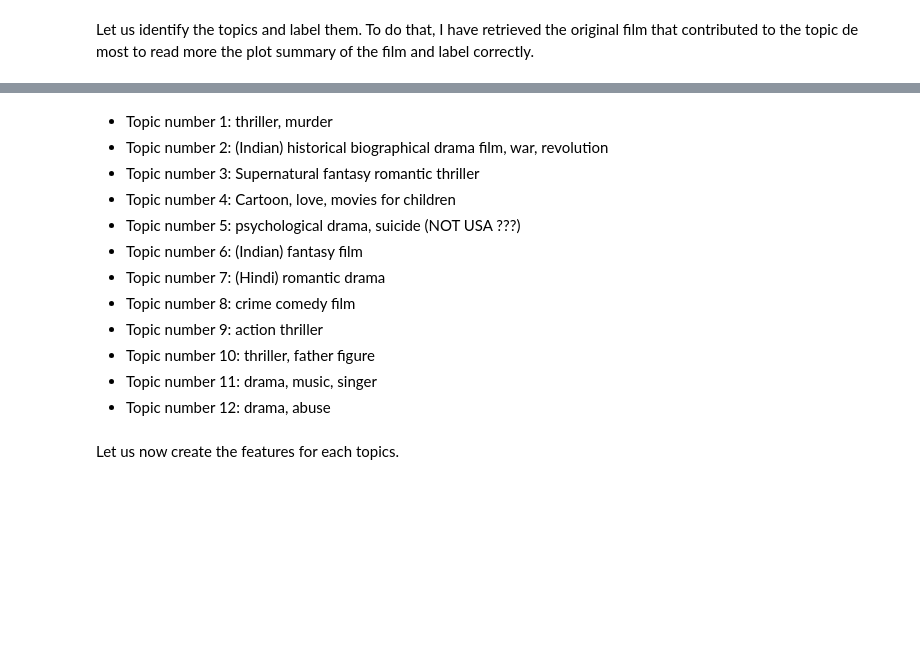
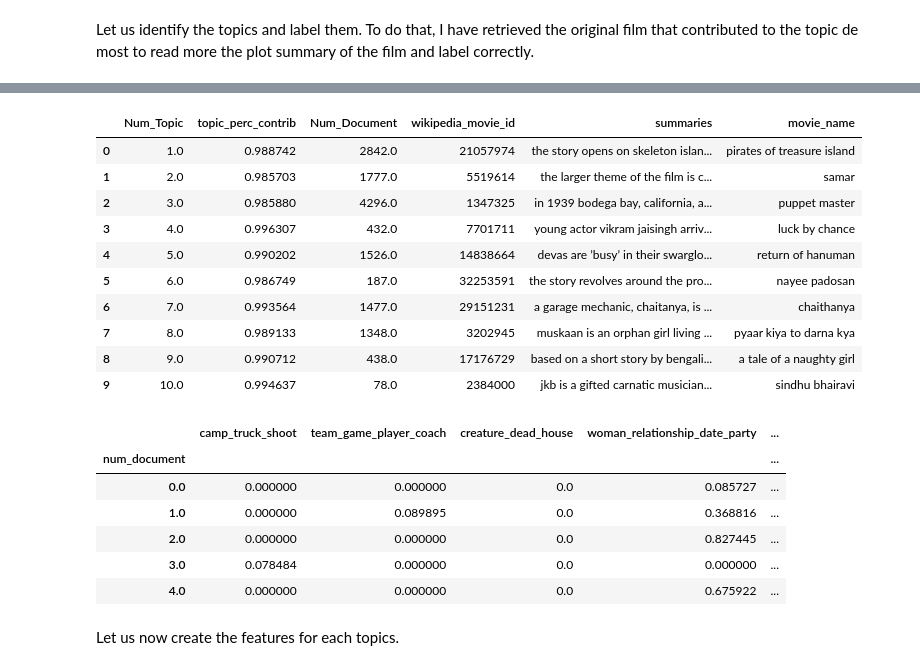
Before and after one commit to epfl-ada/ada-2022-project-badaboom, a Jupyter notebook: P2.ipynb, the cells around one changed output, grey strips where cells are left out. Drawn from its saved outputs; the diff is of its cells as text; code cells hidden in the pictures; blank space fills up the shorter version.

Commit message:
topic detections final

```diff
--- a/P2.ipynb
+++ b/P2.ipynb
@@ -903,3 +1274,22 @@ stop_words.extend(['from', 'subject', 're', 'edu', 'use'])
+# %%
+# NLTK Stop words
+from nltk.corpus import stopwords
+stop_words = stopwords.words('english')
+
+#Remove commom names from the summaries (list of 18'000 names)
+names = pd.read_csv(data_folder + 'names.csv')
+names = pd.DataFrame(names)
+names['names'] = names['names'].str.lower()
+names['names'] = names['names'].astype('str')
+
+list_names = {'names':['alex', 'bobby', 'jake', 'timmy', 'danny', 'nick', 'anna', 'benny', 'maggie', 'reggie', 'nicky', 'vincent', 'johnny', 'grace']}
+names = names.append(pd.DataFrame(list_names))
+
+stop = list(np.append(names['names'].values, ['from', 'subject', 're', 'edu', 'use']))
+
+names = names.append(stop)
+
+stop_words.extend(stop)
 # %%
 def sent_to_words(sentences):
     for sentence in sentences:
@@ -1008,5 +1412,5 @@ So here, we choose 12 as the optimal numbers of topics.
 # %%
 # Select the model and print the topics
-optimal_model = model_list[5]
+optimal_model = model_list[4]
 model_topics = optimal_model.show_topics(formatted=False)
 pprint(optimal_model.print_topics(num_words=10))
@@ -1013,5 +1435,3 @@ pprint(optimal_model.print_topics(num_words=10))
-# %%
-optimal_model = gensim.models.ldamodel.LdaModel(corpus=corpus, id2word=id2word, num_topics=8, random_state=250465)
 # %%
 import spacy# Plotting tools
 import pyLDAvis
@@ -1082,19 +1535,30 @@ sent_topics_sorteddf = sent_topics_sorteddf.merge(summaries_2,how='left', left_o
 sent_topics_sorteddf = sent_topics_sorteddf.merge(movies_data[['wikipedia_movie_id', 'movie_name']], how = 'left', on = 'wikipedia_movie_id')
 # %%
 sent_topics_sorteddf
+# %% [output]
+|  | Num_Topic | topic_perc_contrib | Num_Document | wikipedia_movie_id | summaries | movie_name |
+| 0 | 1.0 | 0.988742 | 2842.0 | 21057974 | the story opens on skeleton islan... | pirates of treasure island |
+| 1 | 2.0 | 0.985703 | 1777.0 | 5519614 | the larger theme of the film is c... | samar |
+| 2 | 3.0 | 0.985880 | 4296.0 | 1347325 | in 1939 bodega bay, california, a... | puppet master |
+| 3 | 4.0 | 0.996307 | 432.0 | 7701711 | young actor vikram jaisingh arriv... | luck by chance |
+| 4 | 5.0 | 0.990202 | 1526.0 | 14838664 | devas are ’busy’ in their swarglo... | return of hanuman |
+| 5 | 6.0 | 0.986749 | 187.0 | 32253591 | the story revolves around the pro... | nayee padosan |
+| 6 | 7.0 | 0.993564 | 1477.0 | 29151231 | a garage mechanic, chaitanya, is ... | chaithanya |
+| 7 | 8.0 | 0.989133 | 1348.0 | 3202945 | muskaan is an orphan girl living ... | pyaar kiya to darna kya |
+| 8 | 9.0 | 0.990712 | 438.0 | 17176729 | based on a short story by bengali... | a tale of a naughty girl |
+| 9 | 10.0 | 0.994637 | 78.0 | 2384000 | jkb is a gifted carnatic musician... | sindhu bhairavi |
-# %% [markdown]
-- Topic number 1: thriller, murder
-- Topic number 2: (Indian) historical biographical drama film, war, revolution
-- Topic number 3: Supernatural fantasy romantic thriller
-- Topic number 4: Cartoon, love, movies for children
-- Topic number 5: psychological drama, suicide (NOT USA ???)
-- Topic number 6: (Indian) fantasy film
-- Topic number 7: (Hindi) romantic drama
-- Topic number 8: crime comedy film
-- Topic number 9: action thriller
-- Topic number 10: thriller, father figure
-- Topic number 11: drama, music, singer
-- Topic number 12: drama, abuse
+# %%
+df_topics.columns = ['camp_truck_shoot', 'team_game_player_coach', 'creature_dead_house', 'woman_relationship_date_party', 'earth_planet_monster_space_robot', 'money_cabin_record_fight', 'police_murder_prison_crime_evidence', 'school_student_teacher_brother', 'family_child_plan_father_escape_sell', 'mother_alien_band_night_father_die', 'wikipedia_movie_id', 'summaries']
+# %%
+df_topics.head()
+# %% [output]
+|  | camp_truck_shoot | team_game_player_coach | creature_dead_house | woman_relationship_date_party | ... |
+| num_document |  |  |  |  | ... |
+| 0.0 | 0.000000 | 0.000000 | 0.0 | 0.085727 | ... |
+| 1.0 | 0.000000 | 0.089895 | 0.0 | 0.368816 | ... |
+| 2.0 | 0.000000 | 0.000000 | 0.0 | 0.827445 | ... |
+| 3.0 | 0.078484 | 0.000000 | 0.0 | 0.000000 | ... |
+| 4.0 | 0.000000 | 0.000000 | 0.0 | 0.675922 | ... |
 # %% [markdown]
 Let us now create the features for each topics.
 # %%
```
Also changed, not shown: parts of 82 cells of this notebook.
